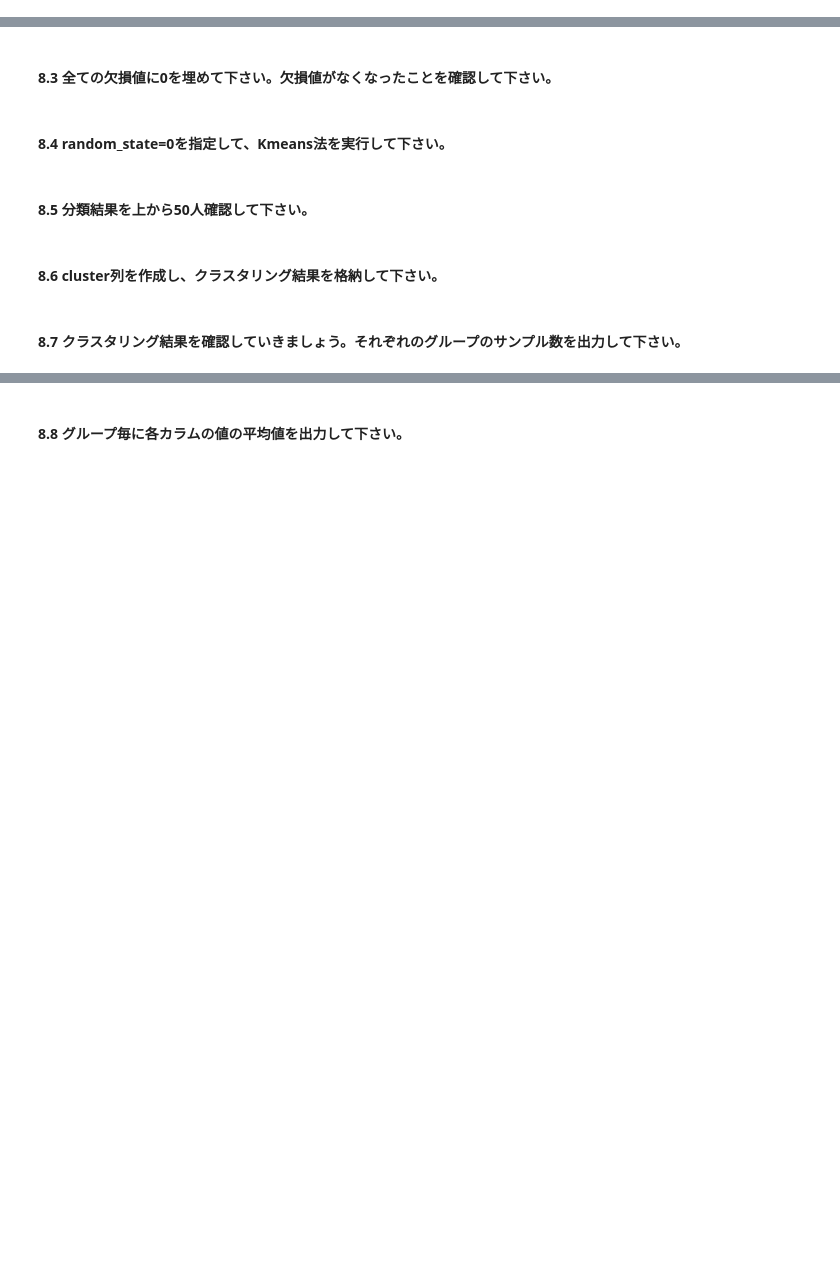
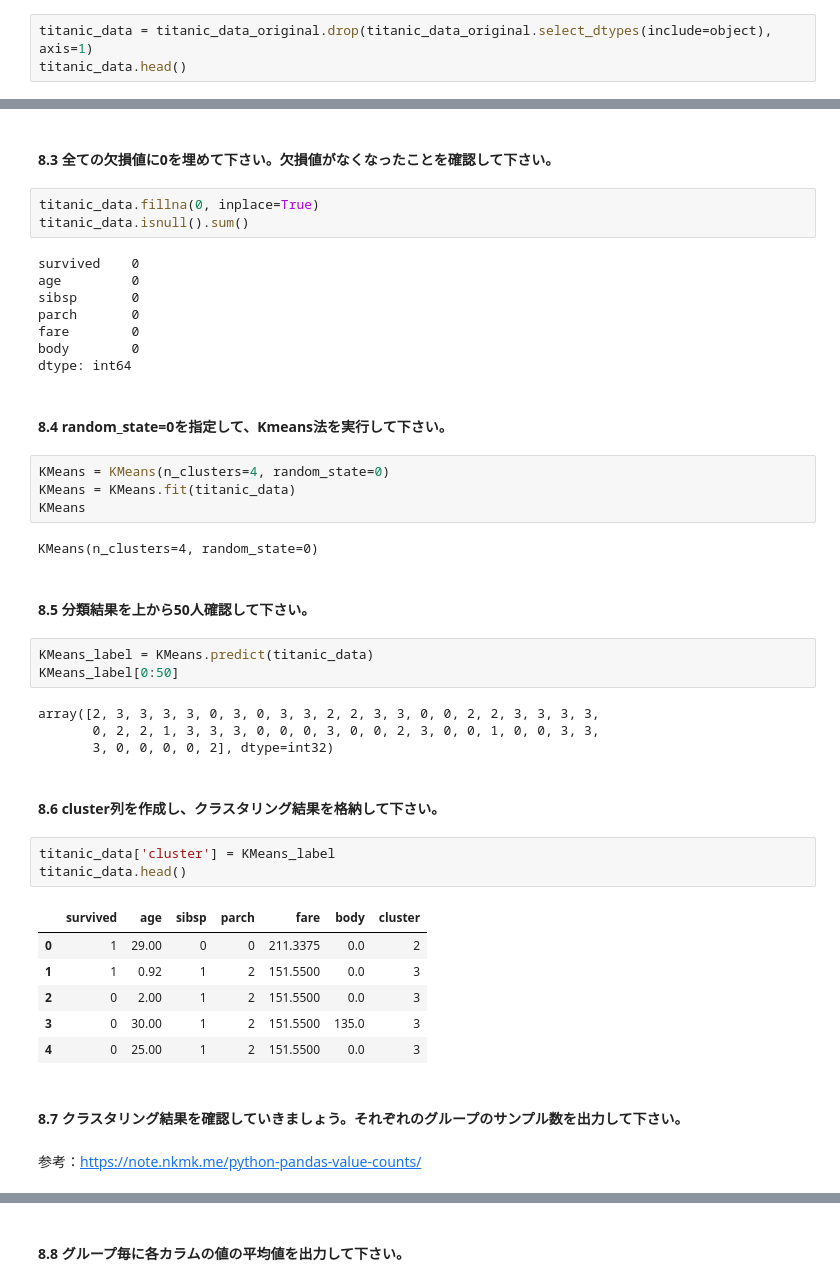
Before and after one commit to A24-N/googlecolaboratory, a Jupyter notebook: 04_machine_learning_editor.ipynb, the cells around one changed output, grey strips where cells are left out. Cells and saved outputs as stored; diff of their text form; blank space fills up the shorter version.

```diff
--- a/04_machine_learning_editor.ipynb
+++ b/04_machine_learning_editor.ipynb
@@ -1021,2 +1012,5 @@ plt.show()
 # %% [markdown]
 #### 8.2 object型データを削除して、上から5行出力して下さい。
+# %%
+titanic_data = titanic_data_original.drop(titanic_data_original.select_dtypes(include=object), axis=1)
+titanic_data.head()
@@ -1023,10 +1024,46 @@ plt.show()
 # %% [markdown]
 #### 8.3 全ての欠損値に0を埋めて下さい。欠損値がなくなったことを確認して下さい。
+# %%
+titanic_data.fillna(0, inplace=True)
+titanic_data.isnull().sum()
+# %% [output]
+survived    0
+age         0
+sibsp       0
+parch       0
+fare        0
+body        0
+dtype: int64
 # %% [markdown]
 #### 8.4 random_state=0を指定して、Kmeans法を実行して下さい。
+# %%
+KMeans = KMeans(n_clusters=4, random_state=0)
+KMeans = KMeans.fit(titanic_data)
+KMeans
+# %% [output]
+KMeans(n_clusters=4, random_state=0)
 # %% [markdown]
 #### 8.5 分類結果を上から50人確認して下さい。
+# %%
+KMeans_label = KMeans.predict(titanic_data)
+KMeans_label[0:50]
+# %% [output]
+array([2, 3, 3, 3, 3, 0, 3, 0, 3, 3, 2, 2, 3, 3, 0, 0, 2, 2, 3, 3, 3, 3,
+       0, 2, 2, 1, 3, 3, 3, 0, 0, 0, 3, 0, 0, 2, 3, 0, 0, 1, 0, 0, 3, 3,
+       3, 0, 0, 0, 0, 2], dtype=int32)
 # %% [markdown]
 #### 8.6 cluster列を作成し、クラスタリング結果を格納して下さい。
+# %%
+titanic_data['cluster'] = KMeans_label
+titanic_data.head()
+# %% [output]
+|  | survived | age | sibsp | parch | fare | body | cluster |
+| 0 | 1 | 29.00 | 0 | 0 | 211.3375 | 0.0 | 2 |
+| 1 | 1 | 0.92 | 1 | 2 | 151.5500 | 0.0 | 3 |
+| 2 | 0 | 2.00 | 1 | 2 | 151.5500 | 0.0 | 3 |
+| 3 | 0 | 30.00 | 1 | 2 | 151.5500 | 135.0 | 3 |
+| 4 | 0 | 25.00 | 1 | 2 | 151.5500 | 0.0 | 3 |
 # %% [markdown]
 #### 8.7 クラスタリング結果を確認していきましょう。それぞれのグループのサンプル数を出力して下さい。
+# %% [markdown]
+参考：https://note.nkmk.me/python-pandas-value-counts/
```
Also changed, not shown: parts of 18 cells of this notebook.
